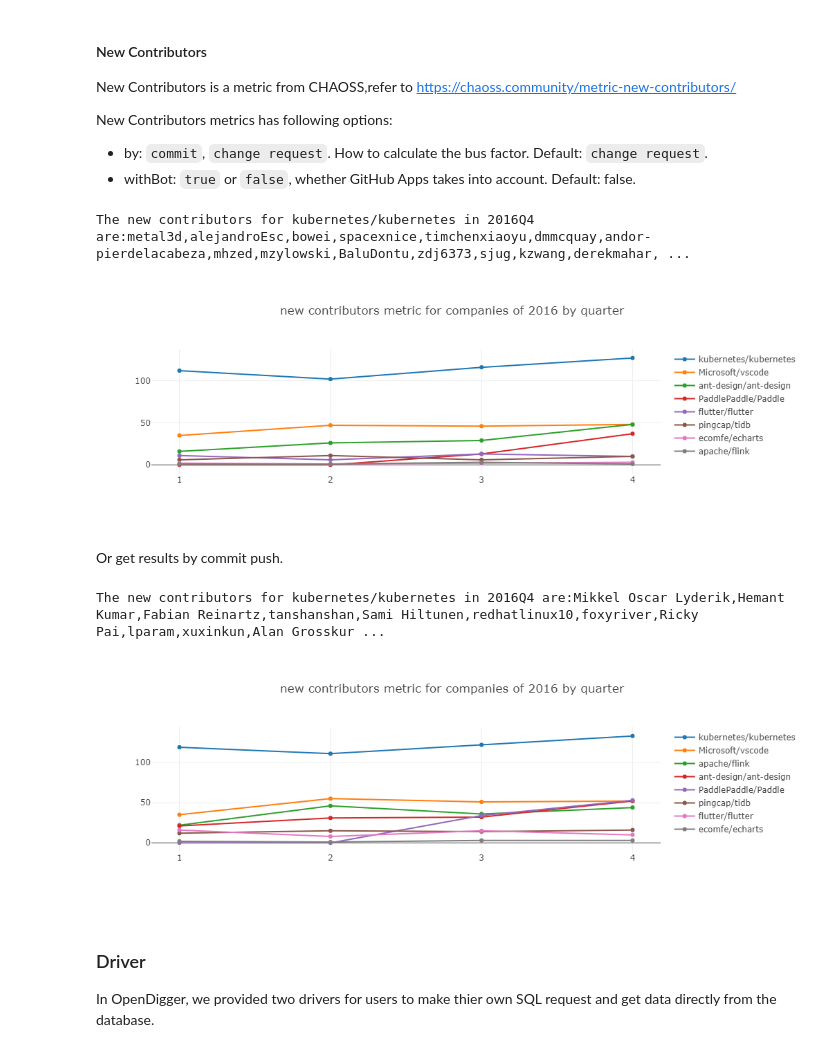
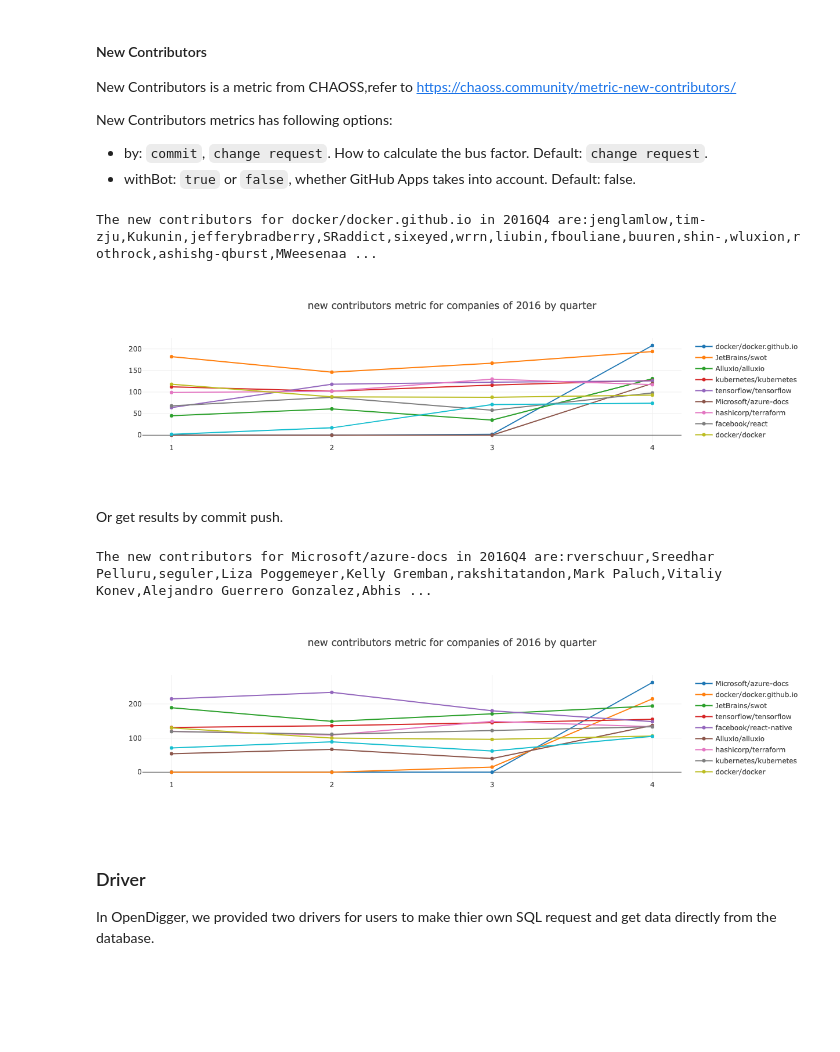
Before and after one commit to X-lab2017/open-digger, a Jupyter notebook: notebook/handbook.ipynb, the cells around one changed output. Drawn from its saved outputs; the diff is of its cells as text; code cells hidden in the pictures; blank space fills up the shorter version.

Commit message:
refactor: add limitOption to metrics query (#1067)
Signed-off-by: frank-zsy <syzhao1988@126.com>

Signed-off-by: frank-zsy <syzhao1988@126.com>

```diff
--- a/notebook/handbook.ipynb
+++ b/notebook/handbook.ipynb
@@ -427,26 +428,26 @@ New Contributors metrics has following options:
 # %%
 var startYear = 2016, startMonth = 1, endYear = 2016, endMonth = 12, x = [];
 for (let y = 1; y <= 4; y++) x.push(`${y}`);
-openDigger.metric.chaoss.chaossNewContributors({  labelIntersect: ['Company'], startYear, startMonth, endYear, endMonth,order: 'DESC', groupTimeRange: 'quarter', limit: -1 ,options: { by: 'change request' }}).then(data => {
+openDigger.metric.chaoss.chaossNewContributors({  labelIntersect: ['Company'], startYear, startMonth, endYear, endMonth,order: 'DESC', groupTimeRange: 'quarter', limit: 10, options: { by: 'change request' }}).then(data => {
     console.log(`The new contributors for ${data[0].name} in 2016Q4 are:${data[0].detail[3]}。`);
     openDigger.render.plotly(data.filter(row => row.name != 'Others').map(row => {
         return {
             x,
             y: row.new_contributors,
             mode: 'scatter',
             name: row.name
         };
     }), {title: `new contributors metric for companies of 2016 by quarter`, xaxis: {type: 'category'}});
 });
 # %% [output]
-The new contributors for kubernetes/kubernetes in 2016Q4 are:metal3d,alejandroEsc,bowei,spacexnice,timchenxiaoyu,dmmcquay,andor-pierdelacabeza,mhzed,mzylowski,BaluDontu,zdj6373,sjug,kzwang,derekmahar, ...
+The new contributors for docker/docker.github.io in 2016Q4 are:jenglamlow,tim-zju,Kukunin,jefferybradberry,SRaddict,sixeyed,wrrn,liubin,fbouliane,buuren,shin-,wluxion,rothrock,ashishg-qburst,MWeesenaa ...
-[figure, old version]
+[figure, new version]
 # %% [markdown]
 Or get results by commit push.
 # %%
 var startYear = 2016, startMonth = 1, endYear = 2016, endMonth = 12, x = [];
 for (let y = 1; y <= 4; y++) x.push(`${y}`);
-openDigger.metric.chaoss.chaossNewContributors({  labelIntersect: ['Company'], startYear, startMonth, endYear, endMonth,order: 'DESC', groupTimeRange: 'quarter', limit: -1 ,options: { by: 'commit' }}).then(data => {
+openDigger.metric.chaoss.chaossNewContributors({  labelIntersect: ['Company'], startYear, startMonth, endYear, endMonth,order: 'DESC', groupTimeRange: 'quarter', limit: 10 ,options: { by: 'commit' }}).then(data => {
     console.log(`The new contributors for ${data[0].name} in 2016Q4 are:${data[0].detail[3]}。`);
     openDigger.render.plotly(data.filter(row => row.name != 'Others').map(row => {
         return {
@@ -458,8 +459,8 @@ openDigger.metric.chaoss.chaossNewContributors({  labelIntersect: ['Company'], s
     }), {title: `new contributors metric for companies of 2016 by quarter`, xaxis: {type: 'category'}});
 });
 # %% [output]
-The new contributors for kubernetes/kubernetes in 2016Q4 are:Mikkel Oscar Lyderik,Hemant Kumar,Fabian Reinartz,tanshanshan,Sami Hiltunen,redhatlinux10,foxyriver,Ricky Pai,lparam,xuxinkun,Alan Grosskur ...
+The new contributors for Microsoft/azure-docs in 2016Q4 are:rverschuur,Sreedhar Pelluru,seguler,Liza Poggemeyer,Kelly Gremban,rakshitatandon,Mark Paluch,Vitaliy Konev,Alejandro Guerrero Gonzalez,Abhis ...
-[figure, old version]
+[figure, new version]
 # %% [markdown]
 ### Driver
 
```
Also changed, not shown: parts of 19 cells of this notebook, 6 other files.
